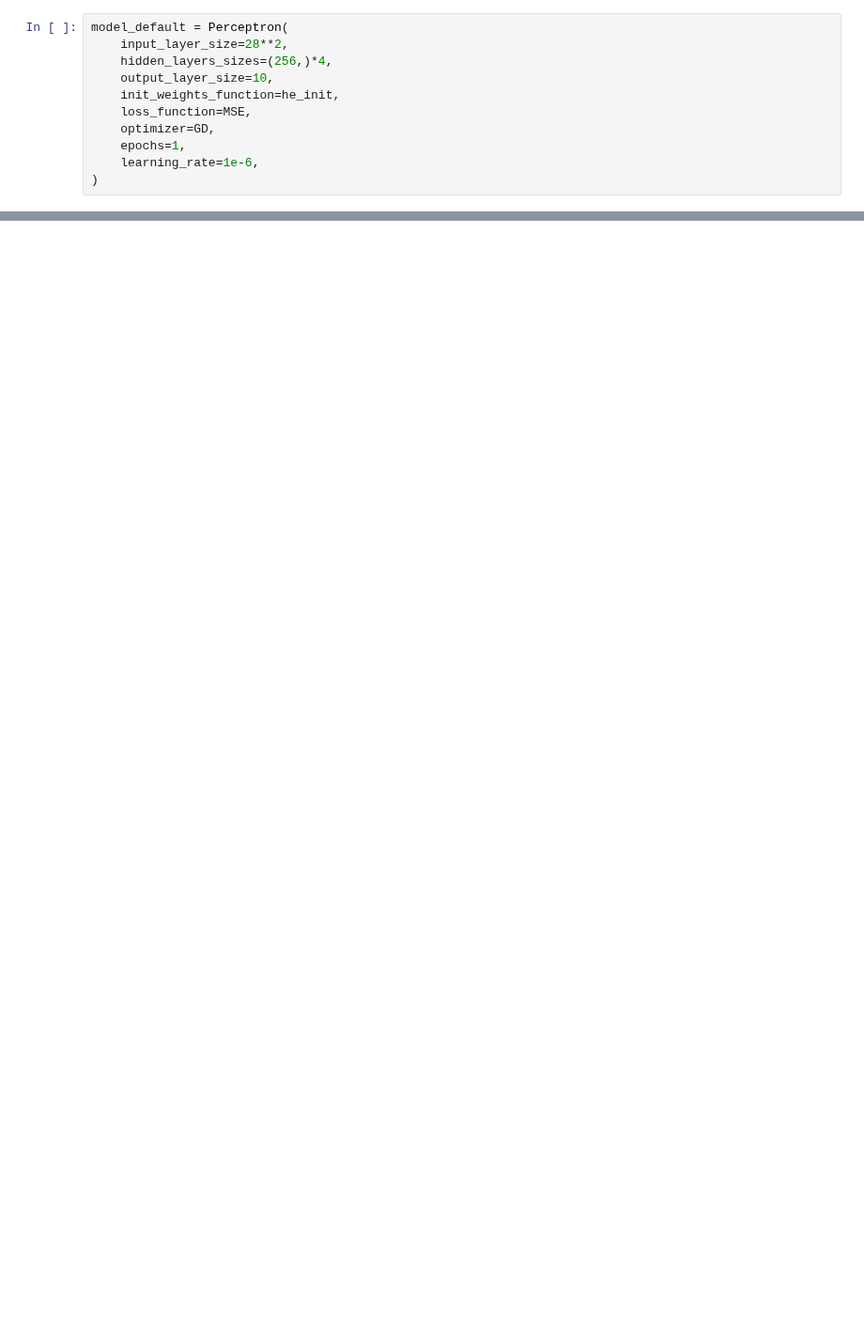
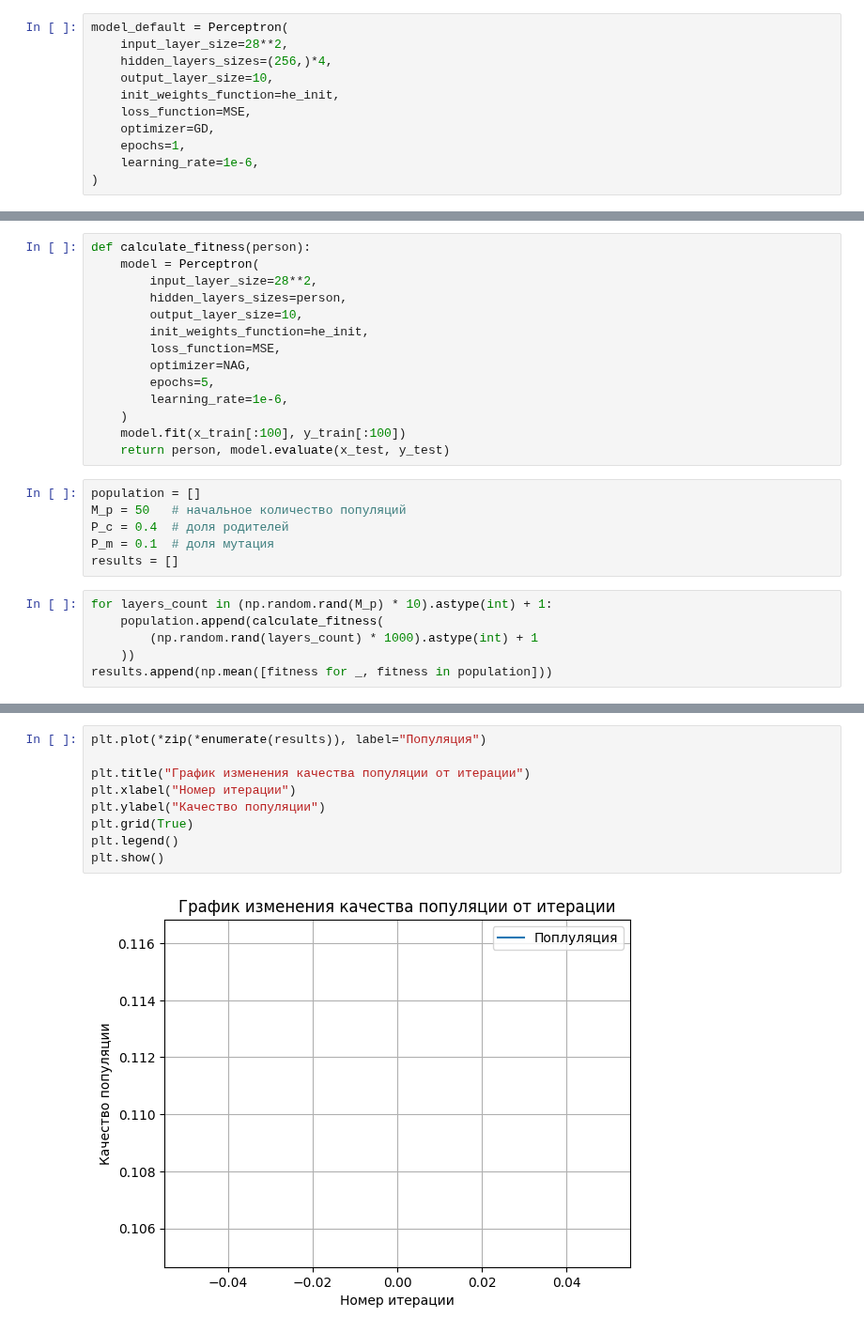
Before and after one commit to AngelicHedgehog/BMSTU-Theory-of-Artificial-Neural-Networks, a Jupyter notebook: hw4/hw4.ipynb, the cells around one changed output, grey strips where cells are left out. Shown at 94% size. Cells and saved outputs as stored; diff of their text form; blank space fills up the shorter version.

```diff
--- a/hw4/hw4.ipynb
+++ b/hw4/hw4.ipynb
@@ -410,0 +421,26 @@ plt.show()
+# %%
+def calculate_fitness(person):
+    model = Perceptron(
+        input_layer_size=28**2,
+        hidden_layers_sizes=person,
+        output_layer_size=10,
+        init_weights_function=he_init,
+        loss_function=MSE,
+        optimizer=NAG,
+        epochs=5,
+        learning_rate=1e-6,
+    )
+    model.fit(x_train[:100], y_train[:100])
+    return person, model.evaluate(x_test, y_test)
+# %%
+population = []
+M_p = 50   # начальное количество популяций
+P_c = 0.4  # доля родителей
+P_m = 0.1  # доля мутация
+results = []
+# %%
+for layers_count in (np.random.rand(M_p) * 10).astype(int) + 1:
+    population.append(calculate_fitness(
+        (np.random.rand(layers_count) * 1000).astype(int) + 1
+    ))
+results.append(np.mean([fitness for _, fitness in population]))
@@ -410,0 +492,11 @@ plt.show()
+# %%
+plt.plot(*zip(*enumerate(results)), label="Популяция")
+
+plt.title("График изменения качества популяции от итерации")
+plt.xlabel("Номер итерации")
+plt.ylabel("Качество популяции")
+plt.grid(True)
+plt.legend()
+plt.show()
+# %% [output]
+[figure, added]
```
Also changed, not shown: parts of 7 cells of this notebook.
